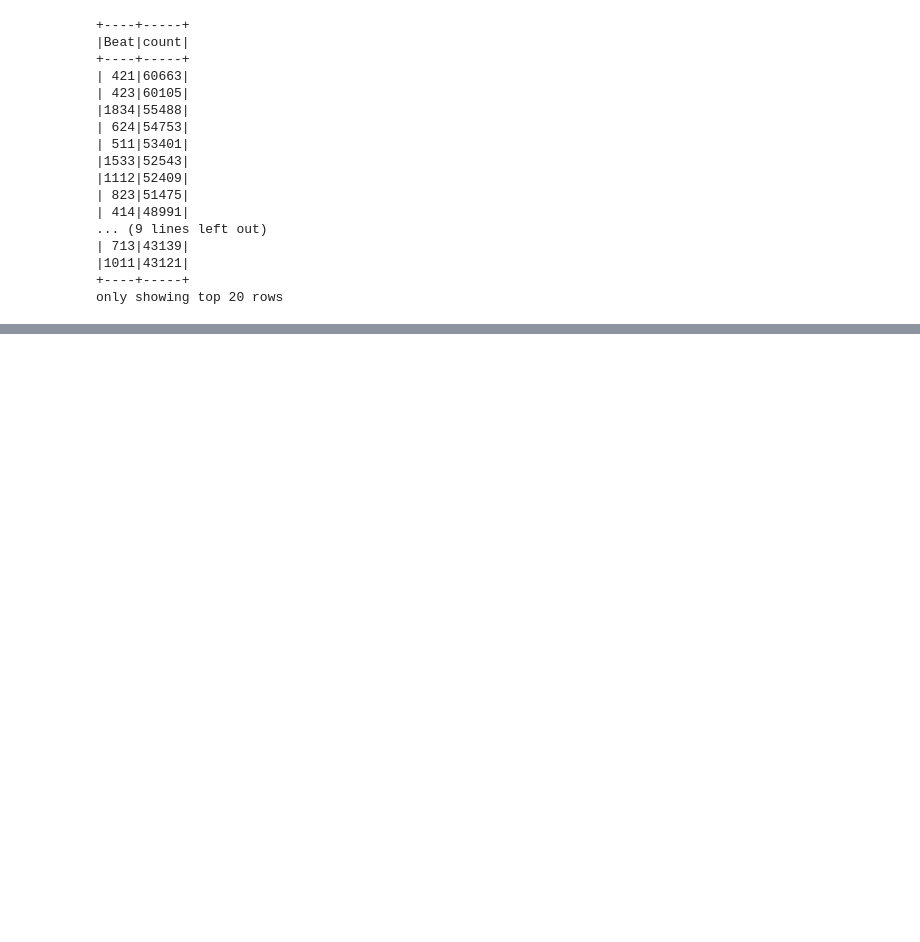
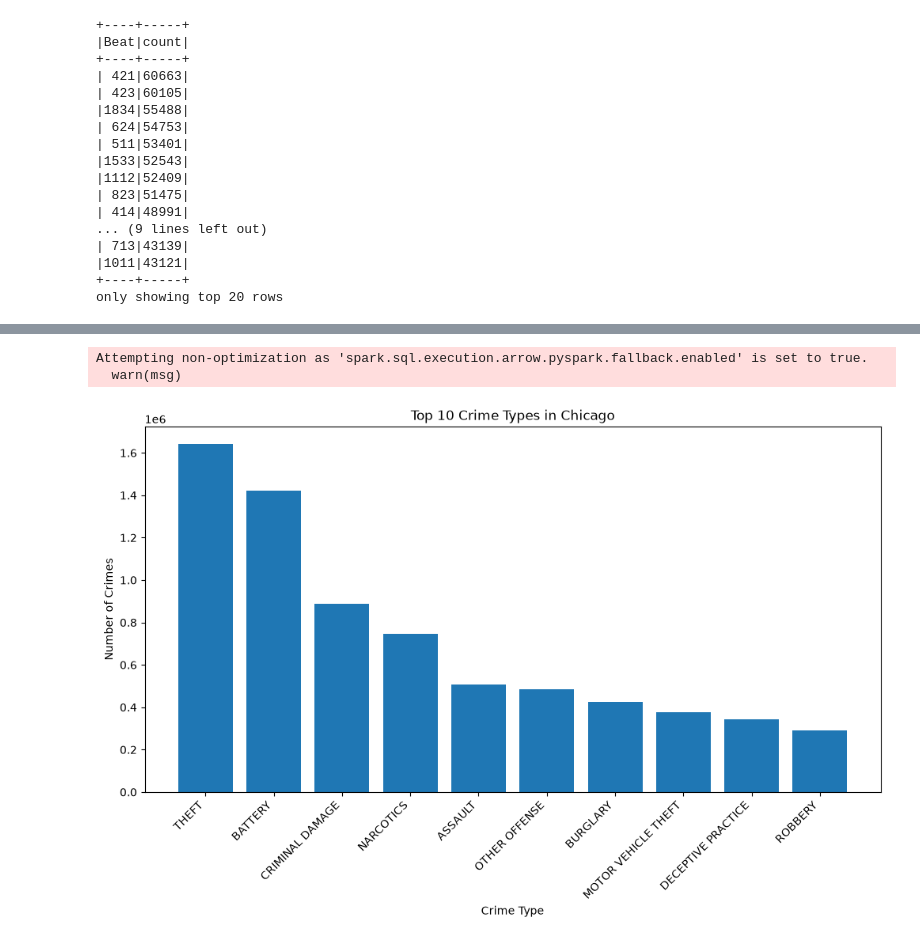
Before and after one commit to tess-ahh/crime-data-analysis-and-prediction, a Jupyter notebook: crime_data_analysis_prediction.ipynb, the cells around one changed output, grey strips where cells are left out. Saved outputs shown, nothing was run; the diff lists cells and outputs as text; code cells hidden in the pictures; blank space fills up the shorter version.

```diff
--- a/crime_data_analysis_prediction.ipynb
+++ b/crime_data_analysis_prediction.ipynb
@@ -1143,0 +1173,20 @@ only showing top 20 rows
+# %%
+top_crimes_pd = crime_type_counts.limit(10).toPandas()
+
+plt.figure(figsize=(12, 6))
+
+plt.bar(
+    top_crimes_pd["Primary Type"],
+    top_crimes_pd["count"]
+)
+
+plt.xlabel("Crime Type")
+plt.ylabel("Number of Crimes")
+plt.title("Top 10 Crime Types in Chicago")
+plt.xticks(rotation=45, ha="right")
+
+plt.show()
+# %% [output]
+Attempting non-optimization as 'spark.sql.execution.arrow.pyspark.fallback.enabled' is set to true.
+  warn(msg)
+[figure, added]
```
Also changed, not shown: parts of 14 cells of this notebook.
